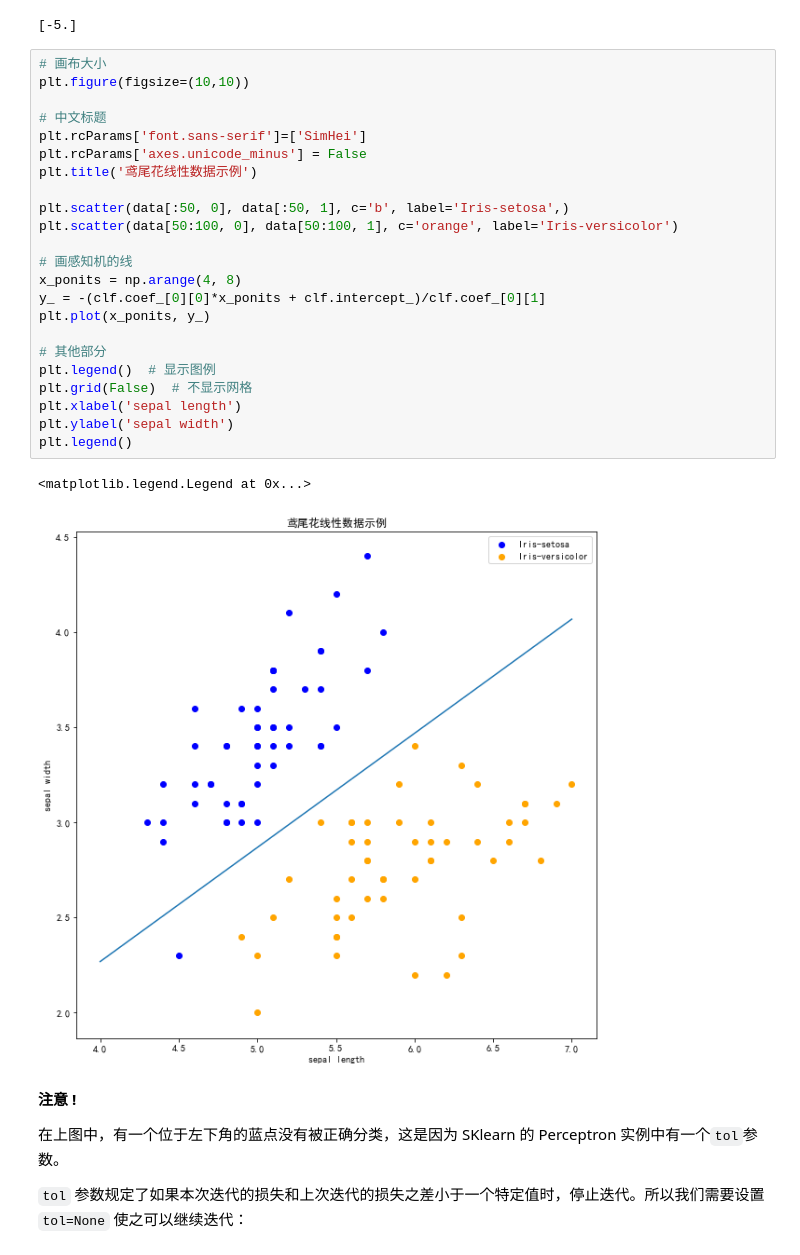
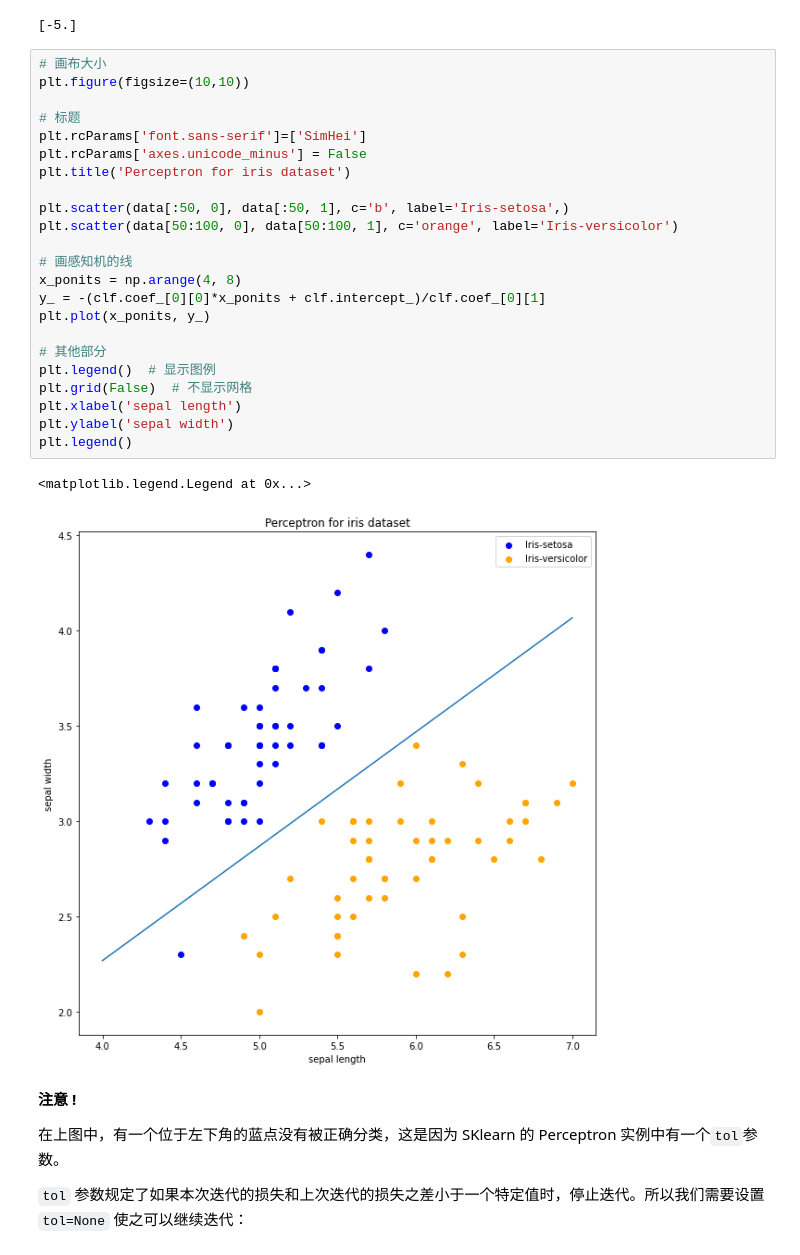
Before and after one commit to fengdu78/lihang-code, a Jupyter notebook: 第02章 感知机/2.Perceptron.ipynb, the cells around one changed output. Cells and saved outputs as stored; diff of their text form.

```diff
--- a/第02章 感知机/2.Perceptron.ipynb
+++ b/第02章 感知机/2.Perceptron.ipynb
@@ -171,29 +189,29 @@ print(clf.intercept_)
 # %%
 # 画布大小
 plt.figure(figsize=(10,10))
 
-# 中文标题
+# 标题
 plt.rcParams['font.sans-serif']=['SimHei']
 plt.rcParams['axes.unicode_minus'] = False
-plt.title('鸢尾花线性数据示例')
+plt.title('Perceptron for iris dataset')
 
 plt.scatter(data[:50, 0], data[:50, 1], c='b', label='Iris-setosa',)
 plt.scatter(data[50:100, 0], data[50:100, 1], c='orange', label='Iris-versicolor')
 
 # 画感知机的线
 x_ponits = np.arange(4, 8)
 y_ = -(clf.coef_[0][0]*x_ponits + clf.intercept_)/clf.coef_[0][1]
 plt.plot(x_ponits, y_)
 
 # 其他部分
 plt.legend()  # 显示图例
 plt.grid(False)  # 不显示网格
 plt.xlabel('sepal length')
 plt.ylabel('sepal width')
 plt.legend()
 # %% [output]
 <matplotlib.legend.Legend at 0x...>
-[figure, old version]
+[figure, new version]
 # %% [markdown]
 **注意 !**
 
```
Also changed, not shown: parts of 7 cells of this notebook.
